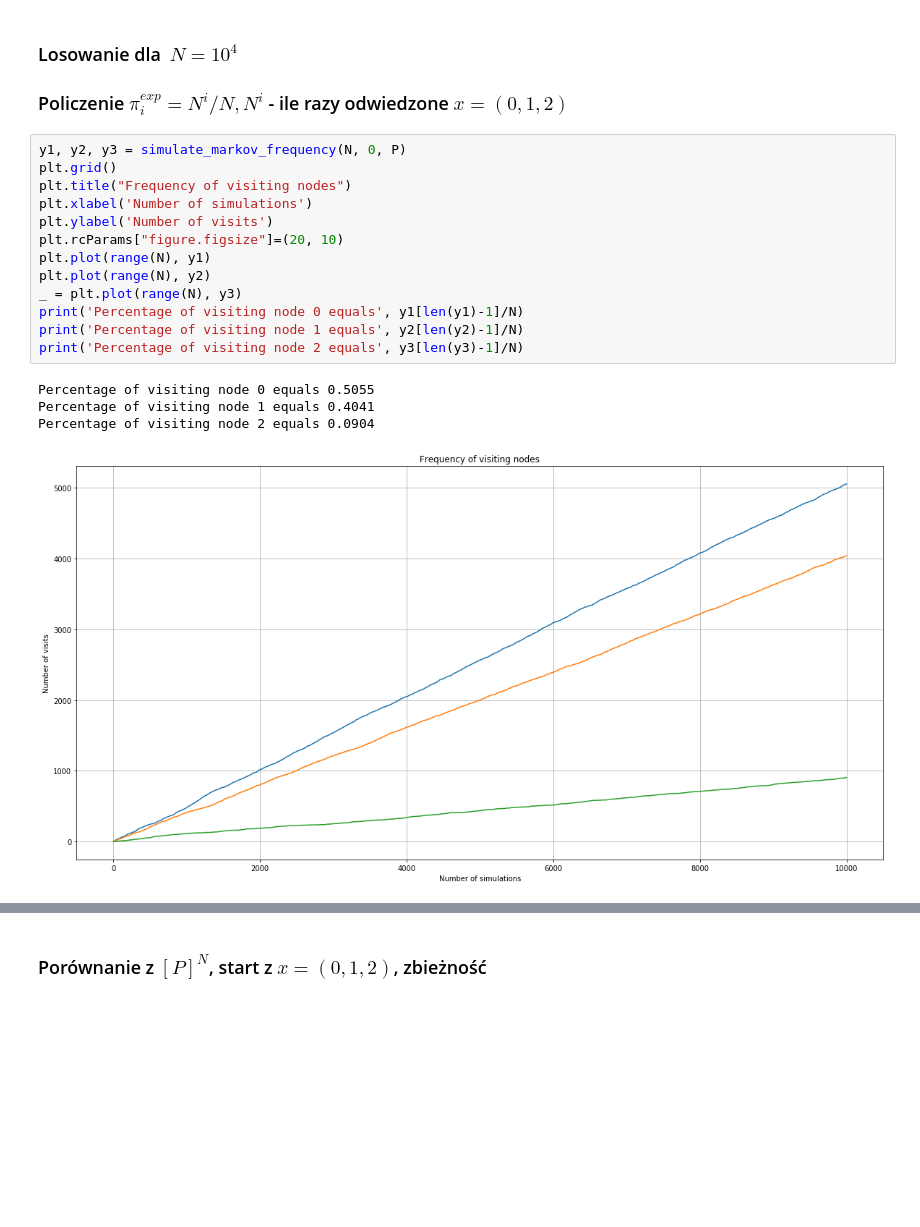
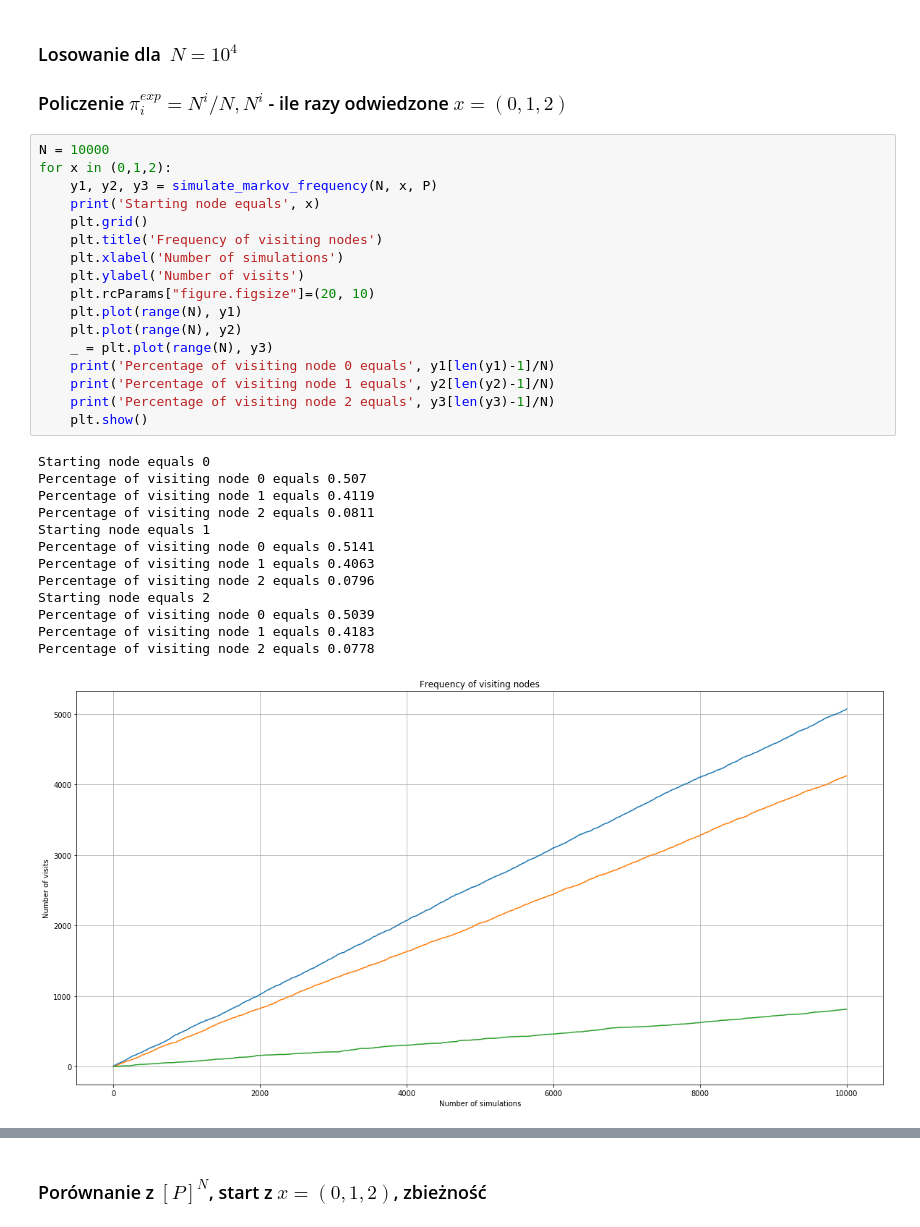
Before and after one commit to pajelonek/Statistical_Methods, a Jupyter notebook: Statystyka_2.ipynb, the cells around one changed output, grey strips where cells are left out. Cells and saved outputs as stored; diff of their text form; blank space fills up the shorter version.

```diff
--- a/Statystyka_2.ipynb
+++ b/Statystyka_2.ipynb
@@ -127,20 +127,33 @@ def simulate_markov_frequency(N, index, P):
 ### Losowanie dla $~N=10^4$
 ### Policzenie $\pi^{exp}_{i} = N^{i}/N, N^{i}$ - ile razy odwiedzone $x = (0,1,2)$
 # %%
-y1, y2, y3 = simulate_markov_frequency(N, 0, P)
-plt.grid()
-plt.title("Frequency of visiting nodes")
-plt.xlabel('Number of simulations')
-plt.ylabel('Number of visits')
-plt.rcParams["figure.figsize"]=(20, 10)
-plt.plot(range(N), y1)
-plt.plot(range(N), y2)
-_ = plt.plot(range(N), y3)
-print('Percentage of visiting node 0 equals', y1[len(y1)-1]/N)
-print('Percentage of visiting node 1 equals', y2[len(y2)-1]/N)
-print('Percentage of visiting node 2 equals', y3[len(y3)-1]/N)
+N = 10000
+for x in (0,1,2):
+    y1, y2, y3 = simulate_markov_frequency(N, x, P)
+    print('Starting node equals', x)
+    plt.grid()
+    plt.title('Frequency of visiting nodes')
+    plt.xlabel('Number of simulations')
+    plt.ylabel('Number of visits')
+    plt.rcParams["figure.figsize"]=(20, 10)
+    plt.plot(range(N), y1)
+    plt.plot(range(N), y2)
+    _ = plt.plot(range(N), y3)
+    print('Percentage of visiting node 0 equals', y1[len(y1)-1]/N)
+    print('Percentage of visiting node 1 equals', y2[len(y2)-1]/N)
+    print('Percentage of visiting node 2 equals', y3[len(y3)-1]/N)
+    plt.show()
 # %% [output]
-Percentage of visiting node 0 equals 0.5055
-Percentage of visiting node 1 equals 0.4041
-Percentage of visiting node 2 equals 0.0904
+Starting node equals 0
+Percentage of visiting node 0 equals 0.507
+Percentage of visiting node 1 equals 0.4119
+Percentage of visiting node 2 equals 0.0811
+Starting node equals 1
+Percentage of visiting node 0 equals 0.5141
+Percentage of visiting node 1 equals 0.4063
+Percentage of visiting node 2 equals 0.0796
+Starting node equals 2
+Percentage of visiting node 0 equals 0.5039
+Percentage of visiting node 1 equals 0.4183
+Percentage of visiting node 2 equals 0.0778
-[figure, old version]
+[figure, new version]
```
Also changed, not shown: parts of 11 cells of this notebook.
